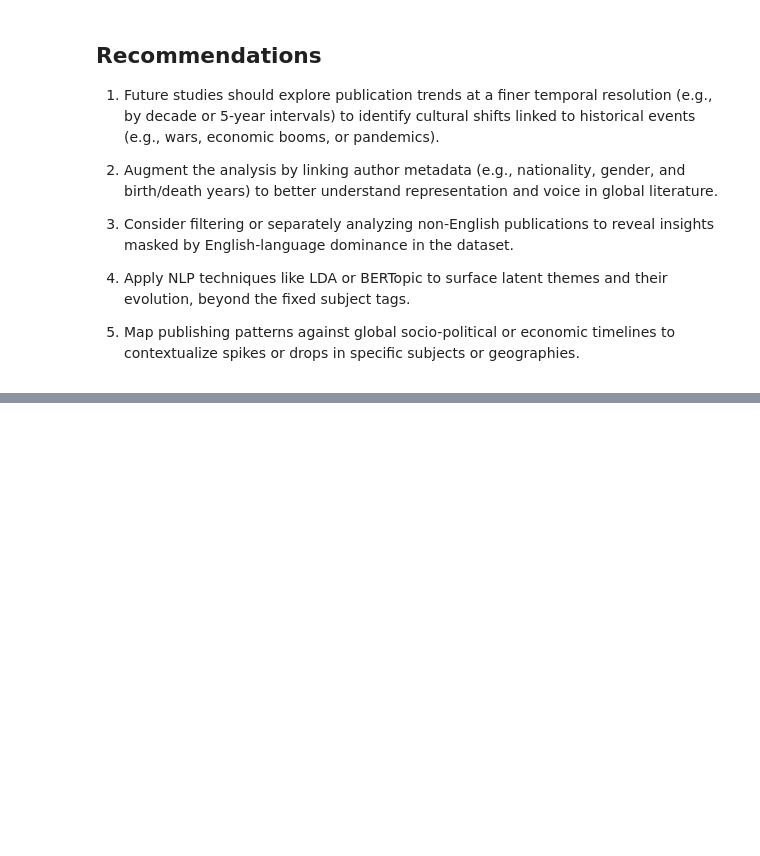
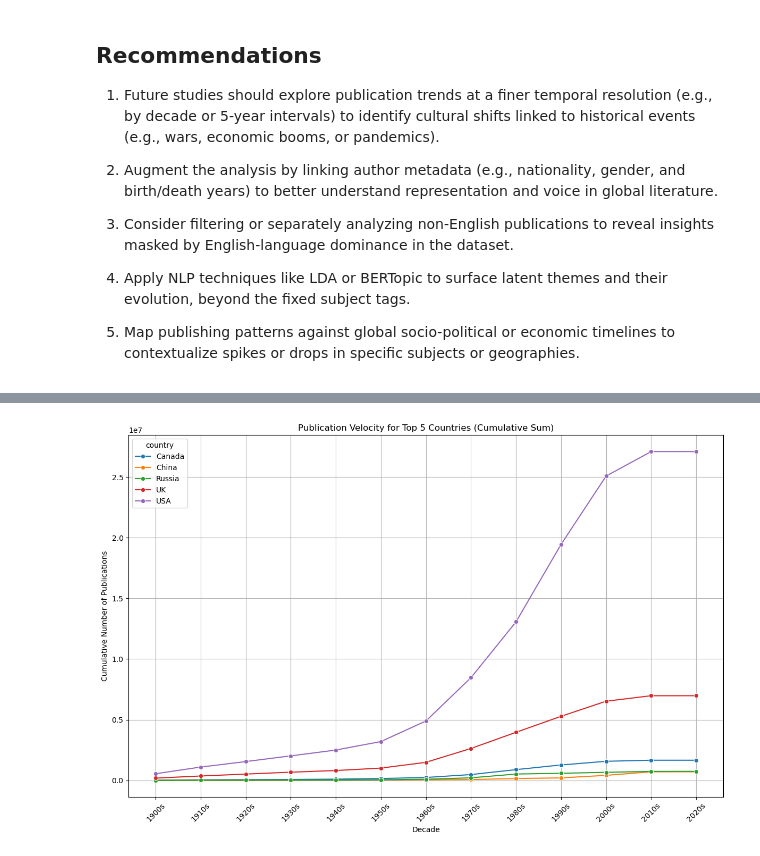
Before and after one commit to jdfvalera/bdcc-lab-openlib, a Jupyter notebook: notebooks/openlib_final.ipynb, the cells around one changed output, grey strips where cells are left out. Cells and saved outputs as stored; diff of their text form; code cells hidden in the pictures; blank space fills up the shorter version.

```diff
--- a/notebooks/openlib_final.ipynb
+++ b/notebooks/openlib_final.ipynb
@@ -556,0 +591,15 @@ These results underscore the value of bibliographic big data in tracing the evol
+# %%
+# Visualization 3: Publication Velocity for Top 5 Countries
+plt.figure(figsize=(12, 8))
+top_5_velocity = top_20_velocity_pd[top_20_velocity_pd["country"].isin(top_5_countries)]
+sns.lineplot(x="decade", y="cumulative_count", hue="country", marker="o", data=top_5_velocity)
+plt.title("Publication Velocity for Top 5 Countries (Cumulative Sum)")
+plt.xlabel("Decade")
+plt.ylabel("Cumulative Number of Publications")
+plt.grid(True)
+plt.xticks(rotation=45)
+plt.tight_layout()
+plt.savefig("top_20_velocity.png")
+plt.show()
+# %% [output]
+[figure, added]
```
Also changed, not shown: parts of 14 cells of this notebook, 2 other files.
